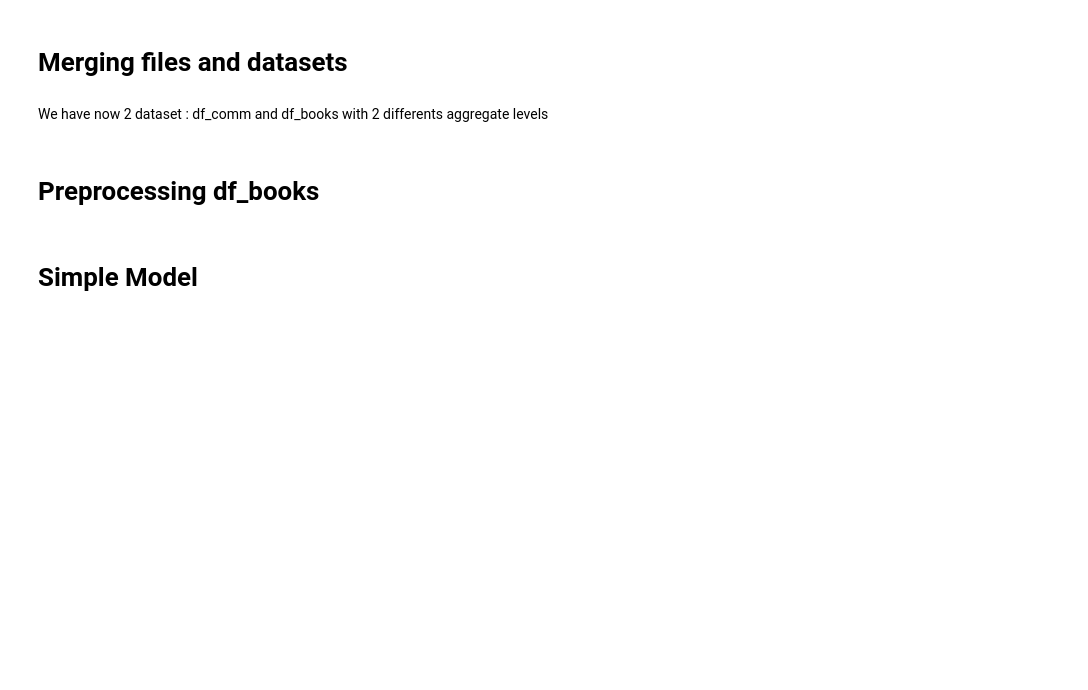
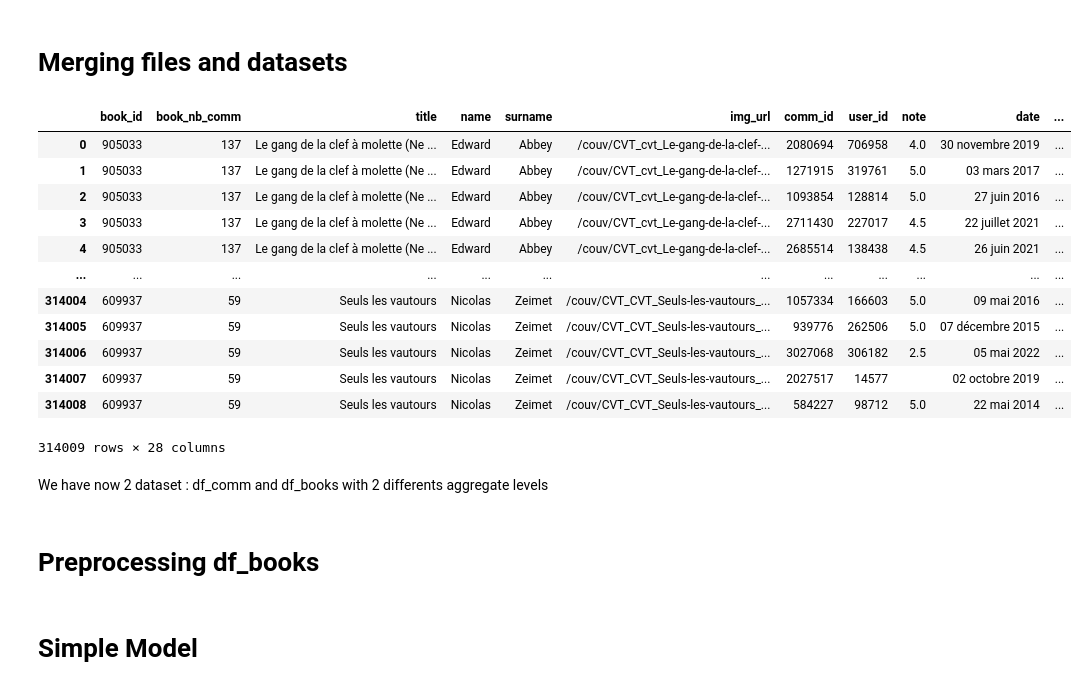
Before and after one commit to edtjulien/Books-recommendations, a Jupyter notebook: recommendation/reco-julien-clean.ipynb, the cells around one changed output. Saved outputs shown, nothing was run; the diff lists cells and outputs as text; code cells hidden in the pictures; blank space fills up the shorter version.

Commit message:
recos users

```diff
--- a/recommendation/reco-julien-clean.ipynb
+++ b/recommendation/reco-julien-clean.ipynb
@@ -109,6 +109,22 @@ df_comm = merge_data_files(
 # %%
 # df_comm['year'] = df_comm['book_date'].str.extract(r'\b(\d{4})\b').replace('1900','').replace('3889',)
 # df_comm['year'].unique()
+# %%
+df_comm
+# %% [output]
+|  | book_id | book_nb_comm | title | name | surname | img_url | comm_id | user_id | note | date | ... |
+| 0 | 905033 | 137 | Le gang de la clef à molette (Ne ... | Edward | Abbey | /couv/CVT_cvt_Le-gang-de-la-clef-... | 2080694 | 706958 | 4.0 | 30 novembre 2019 | ... |
+| 1 | 905033 | 137 | Le gang de la clef à molette (Ne ... | Edward | Abbey | /couv/CVT_cvt_Le-gang-de-la-clef-... | 1271915 | 319761 | 5.0 | 03 mars 2017 | ... |
+| 2 | 905033 | 137 | Le gang de la clef à molette (Ne ... | Edward | Abbey | /couv/CVT_cvt_Le-gang-de-la-clef-... | 1093854 | 128814 | 5.0 | 27 juin 2016 | ... |
+| 3 | 905033 | 137 | Le gang de la clef à molette (Ne ... | Edward | Abbey | /couv/CVT_cvt_Le-gang-de-la-clef-... | 2711430 | 227017 | 4.5 | 22 juillet 2021 | ... |
+| 4 | 905033 | 137 | Le gang de la clef à molette (Ne ... | Edward | Abbey | /couv/CVT_cvt_Le-gang-de-la-clef-... | 2685514 | 138438 | 4.5 | 26 juin 2021 | ... |
+| ... | ... | ... | ... | ... | ... | ... | ... | ... | ... | ... | ... |
+| 314004 | 609937 | 59 | Seuls les vautours | Nicolas | Zeimet | /couv/CVT_CVT_Seuls-les-vautours_... | 1057334 | 166603 | 5.0 | 09 mai 2016 | ... |
+| 314005 | 609937 | 59 | Seuls les vautours | Nicolas | Zeimet | /couv/CVT_CVT_Seuls-les-vautours_... | 939776 | 262506 | 5.0 | 07 décembre 2015 | ... |
+| 314006 | 609937 | 59 | Seuls les vautours | Nicolas | Zeimet | /couv/CVT_CVT_Seuls-les-vautours_... | 3027068 | 306182 | 2.5 | 05 mai 2022 | ... |
+| 314007 | 609937 | 59 | Seuls les vautours | Nicolas | Zeimet | /couv/CVT_CVT_Seuls-les-vautours_... | 2027517 | 14577 |  | 02 octobre 2019 | ... |
+| 314008 | 609937 | 59 | Seuls les vautours | Nicolas | Zeimet | /couv/CVT_CVT_Seuls-les-vautours_... | 584227 | 98712 | 5.0 | 22 mai 2014 | ... |
+314009 rows × 28 columns
 # %%
 # group by per book
 columns_senti = [col for col in df_comm.columns if col.startswith('sen_')]
```
Also changed, not shown: parts of 4 cells of this notebook, 4 other files.
